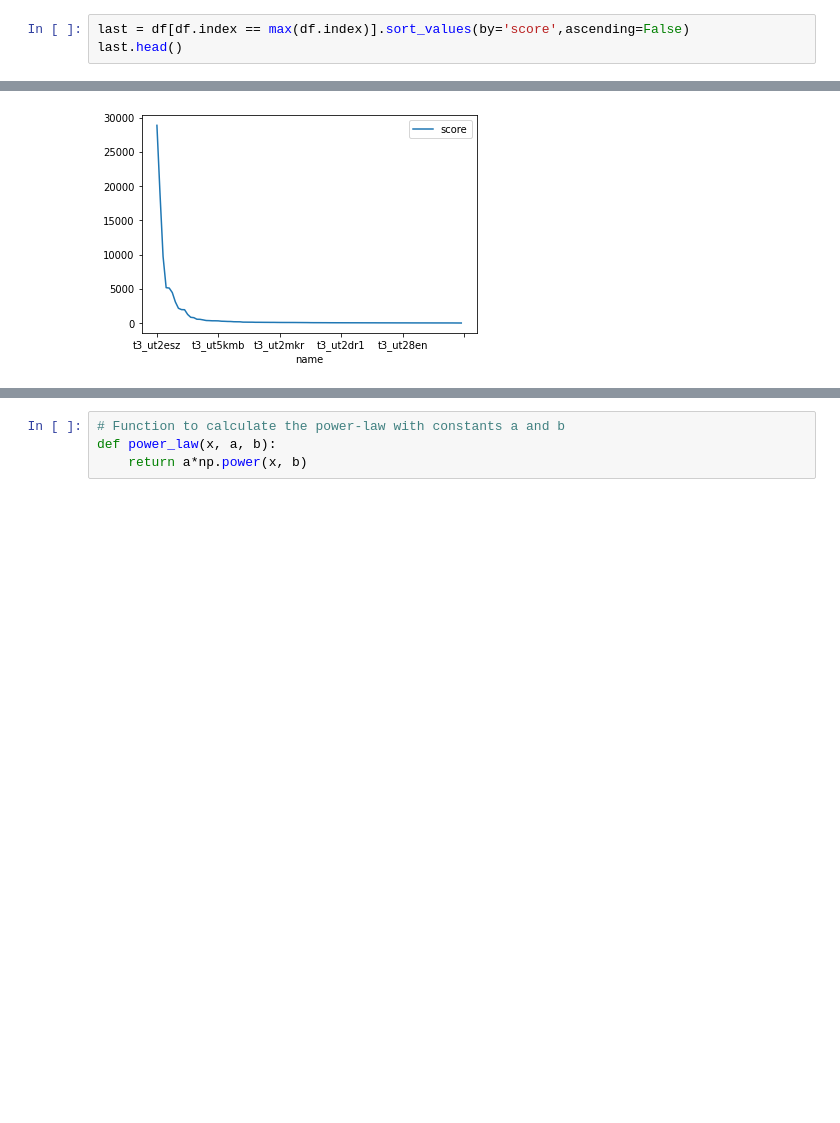
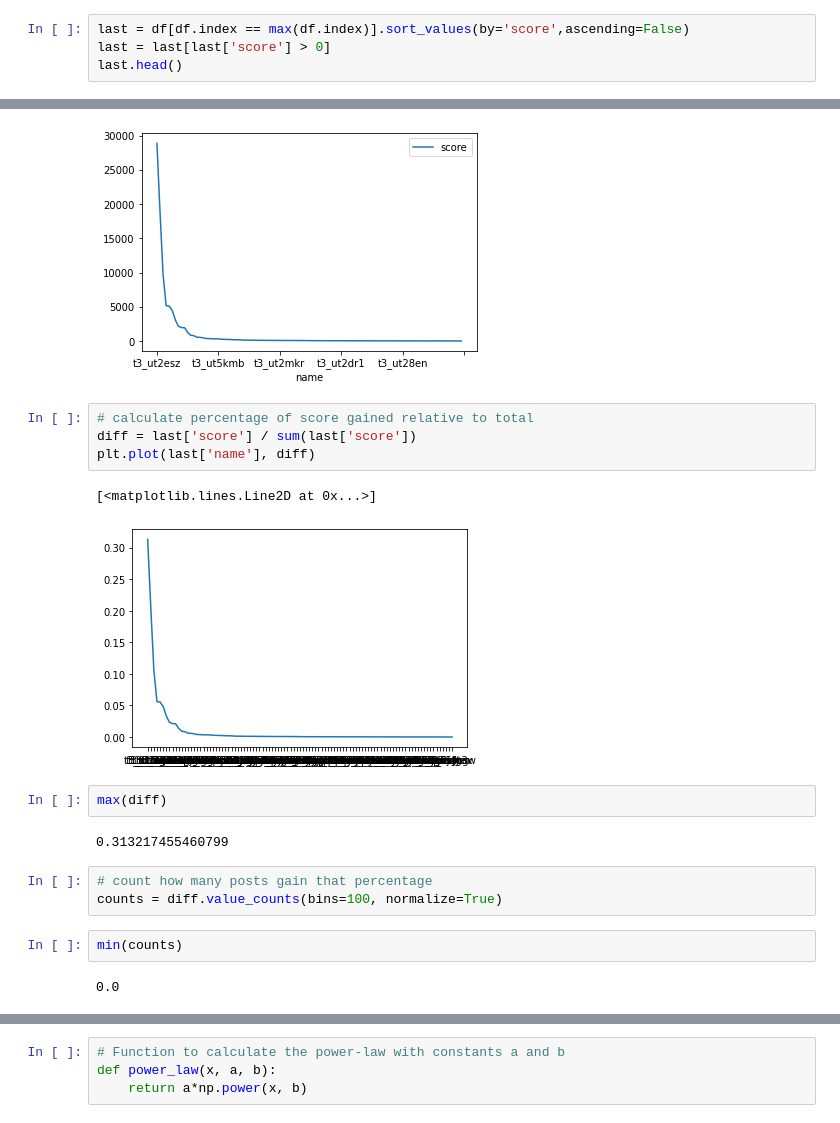
Before and after one commit to fedeb95/memes, a Jupyter notebook: Untitled.ipynb, the cells around one changed output, grey strips where cells are left out. Saved outputs shown, nothing was run; the diff lists cells and outputs as text; blank space fills up the shorter version.

```diff
--- a/Untitled.ipynb
+++ b/Untitled.ipynb
@@ -33,6 +34,7 @@ plt.show()
 Score at end of tracking period
 # %%
 last = df[df.index == max(df.index)].sort_values(by='score',ascending=False)
+last = last[last['score'] > 0]
 last.head()
 # %% [output]
 |  | name | upvotes | downvotes | upvote_ratio | score |
@@ -47,3 +49,21 @@ last.plot('name','score')
 # %% [output]
 <AxesSubplot:xlabel='name'>
 [figure]
+# %%
+# calculate percentage of score gained relative to total
+diff = last['score'] / sum(last['score'])
+plt.plot(last['name'], diff)
+# %% [output]
+[<matplotlib.lines.Line2D at 0x...>]
+[figure, added]
+# %%
+max(diff)
+# %% [output]
+0.313217455460799
+# %%
+# count how many posts gain that percentage
+counts = diff.value_counts(bins=100, normalize=True)
+# %%
+min(counts)
+# %% [output]
+0.0
```
Also changed, not shown: parts of 15 cells of this notebook.
